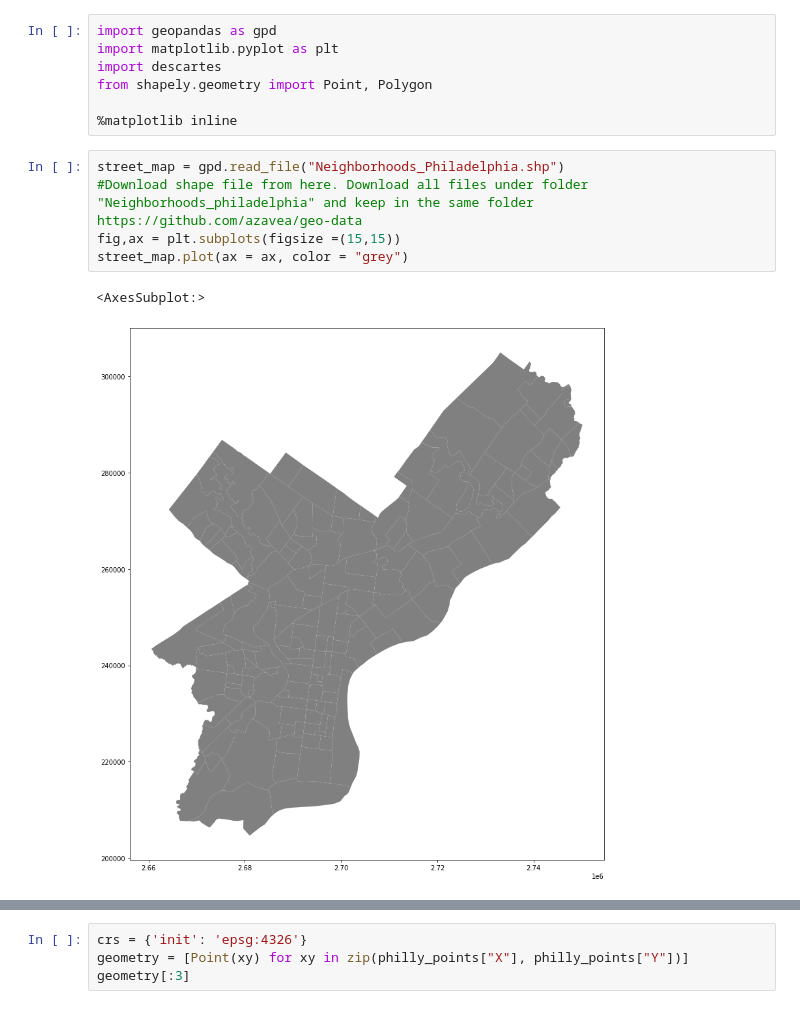
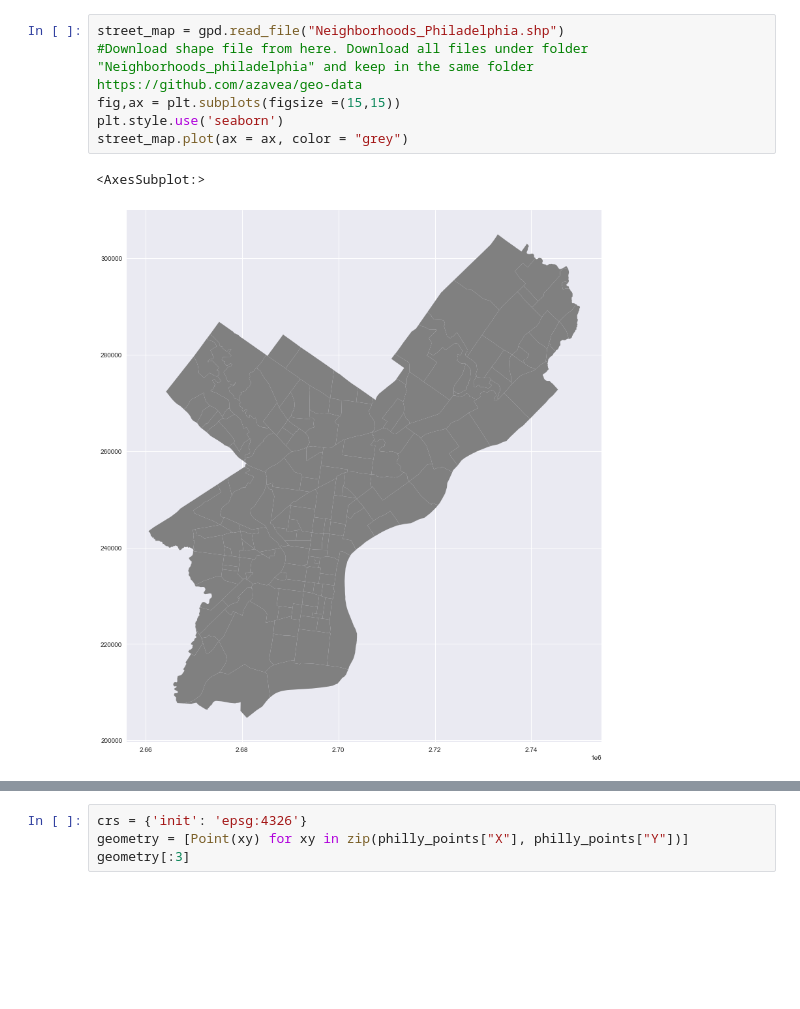
Before and after one commit to Pball01/vacant_lot, a Jupyter notebook: data_explore.ipynb, the cells around one changed output, grey strips where cells are left out. Saved outputs shown, nothing was run; the diff lists cells and outputs as text; blank space fills up the shorter version.

```diff
--- a/data_explore.ipynb
+++ b/data_explore.ipynb
@@ -56,18 +61,12 @@ philly_land.head()
 | 2 | 3 | 604 E LIPPINCOTT ST | MCIVOR JAMISA | NaN | VAC LAND RES < ACRE | 331017100.0 | 394632 | 7 | ... |
 | 3 | 4 | 1629 S TANEY ST | BHATTI SARWAT A | NaN | VAC LAND RES < ACRE | 364283000.0 | 564768 | 2 | ... |
 | 4 | 5 | 2434 N BROAD ST | ELEBAH INC | NaN | VAC LAND COMM. < ACRE | 885151680.0 | 50430 | 5 | ... |
-# %%
-import geopandas as gpd
-import matplotlib.pyplot as plt
-import descartes
-from shapely.geometry import Point, Polygon
-
-%matplotlib inline
 # %%
 street_map = gpd.read_file("Neighborhoods_Philadelphia.shp")
 #Download shape file from here. Download all files under folder "Neighborhoods_philadelphia" and keep in the same folder https://github.com/azavea/geo-data
 fig,ax = plt.subplots(figsize =(15,15))
+plt.style.use('seaborn')
 street_map.plot(ax = ax, color = "grey")
 # %% [output]
 <AxesSubplot:>
-[figure, old version]
+[figure, new version]
```
Also changed, not shown: parts of 7 cells of this notebook.
